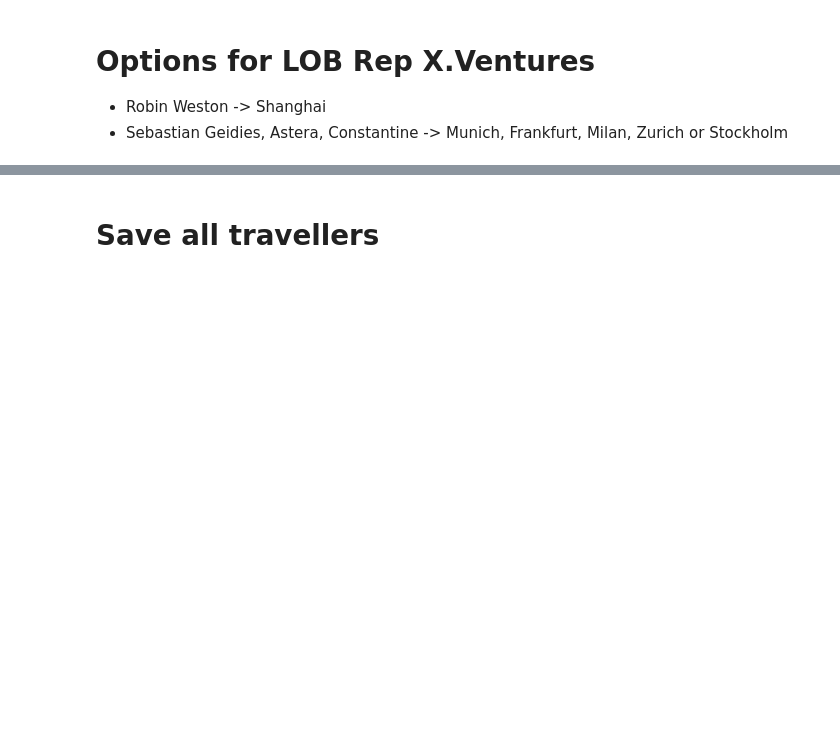
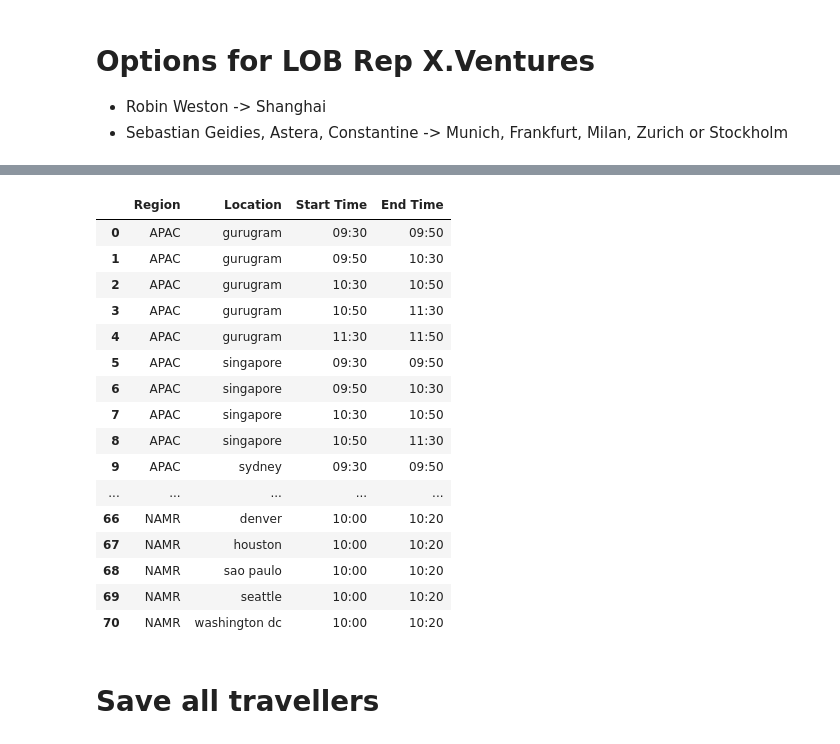
Before and after one commit to kristinageorgieva-bcg/hive-2023, a Jupyter notebook: Hive.ipynb, the cells around one changed output, grey strips where cells are left out. Saved outputs shown, nothing was run; the diff lists cells and outputs as text; code cells hidden in the pictures; blank space fills up the shorter version.

Commit message:
add further info for talk schedule

```diff
--- a/Hive.ipynb
+++ b/Hive.ipynb
@@ -502,0 +550,2 @@ talks.sort_values(by=['region'])
+# %%
+talks = talks.drop_duplicates(subset='name')
@@ -502,0 +559,8 @@ talks.sort_values(by=['region'])
+# %%
+location_counts = talks.groupby(['region', 'location'])['name'].count().reset_index()
+
+location_counts = location_counts.sort_values(by=['region', 'name'], ascending=[True, False])
+
+location_counts.columns = ['Region', 'Location', 'Talk Count']
+
+location_counts
@@ -503,3 +585,71 @@ talks.sort_values(by=['region'])
+# %%
+from datetime import datetime, timedelta
+
+# Define the start time for each region
+start_times = {
+    'APAC': datetime.strptime('09:30:00', '%H:%M:%S'),
+    'EMESA': datetime.strptime('09:30:00', '%H:%M:%S'),
+    'NAMR': datetime.strptime('10:00:00', '%H:%M:%S'),
+}
+
+# Define time slots (20 minutes and 40 minutes)
+time_slots = [timedelta(minutes=20), timedelta(minutes=40)]
+
+# Define lunch break time range
+lunch_break_start = datetime.strptime('12:00:00', '%H:%M:%S')
+lunch_break_end = datetime.strptime('14:00:00', '%H:%M:%S')
+
+# Create a DataFrame with talks sorted by region and talk count
+talk_schedule = location_counts.sort_values(by=['Region', 'Talk Count'], ascending=[True, False])
+
+# Initialize the schedule with empty slots
+schedule = []
+
+# Loop through the regions and generate the schedule
+for region, location, talk_count in talk_schedule.itertuples(index=False):
+    start_time = start_times[region]
+    time_slot_index = 0  # Initialize with the first time slot (20 minutes)
+
+    # Schedule talks in the region
+    for _ in range(talk_count):
+        # Check if it's time for a lunch break
+        if start_time >= lunch_break_start and start_time <= lunch_break_end:
+            # Skip the lunch break time
+            start_time = lunch_break_end + timedelta(minutes=20)
+
+        # Calculate the end time for the talk
+        end_time = start_time + time_slots[time_slot_index]
+
+        # Append the talk to the schedule
+        schedule.append((region, location, start_time.strftime('%H:%M'), end_time.strftime('%H:%M')))
+
+        # Toggle between 20-minute and 40-minute time slots
+        time_slot_index = 1 - time_slot_index
+
+        # Update the start time for the next talk
+        start_time = end_time
+
+# Convert the schedule to a DataFrame for better visualization
+schedule_df = pd.DataFrame(schedule, columns=['Region', 'Location', 'Start Time', 'End Time'])
+schedule_df
+# %% [output]
+|  | Region | Location | Start Time | End Time |
+| 0 | APAC | gurugram | 09:30 | 09:50 |
+| 1 | APAC | gurugram | 09:50 | 10:30 |
+| 2 | APAC | gurugram | 10:30 | 10:50 |
+| 3 | APAC | gurugram | 10:50 | 11:30 |
+| 4 | APAC | gurugram | 11:30 | 11:50 |
+| 5 | APAC | singapore | 09:30 | 09:50 |
+| 6 | APAC | singapore | 09:50 | 10:30 |
+| 7 | APAC | singapore | 10:30 | 10:50 |
+| 8 | APAC | singapore | 10:50 | 11:30 |
+| 9 | APAC | sydney | 09:30 | 09:50 |
+| ... | ... | ... | ... | ... |
+| 66 | NAMR | denver | 10:00 | 10:20 |
+| 67 | NAMR | houston | 10:00 | 10:20 |
+| 68 | NAMR | sao paulo | 10:00 | 10:20 |
+| 69 | NAMR | seattle | 10:00 | 10:20 |
+| 70 | NAMR | washington dc | 10:00 | 10:20 |
 # %% [markdown]
 # Save all travellers
 # %%
```
Also changed, not shown: parts of 3 cells of this notebook.
